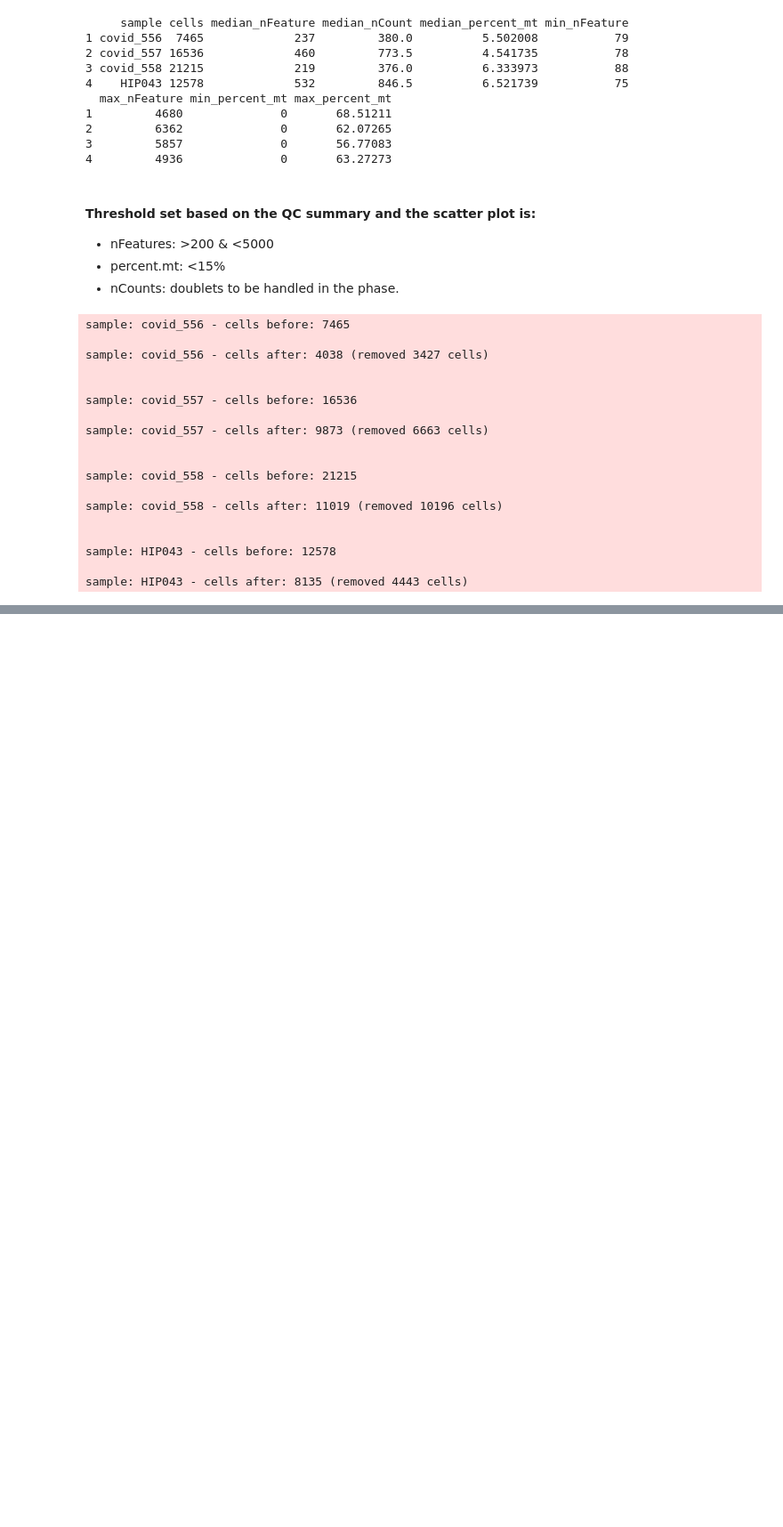
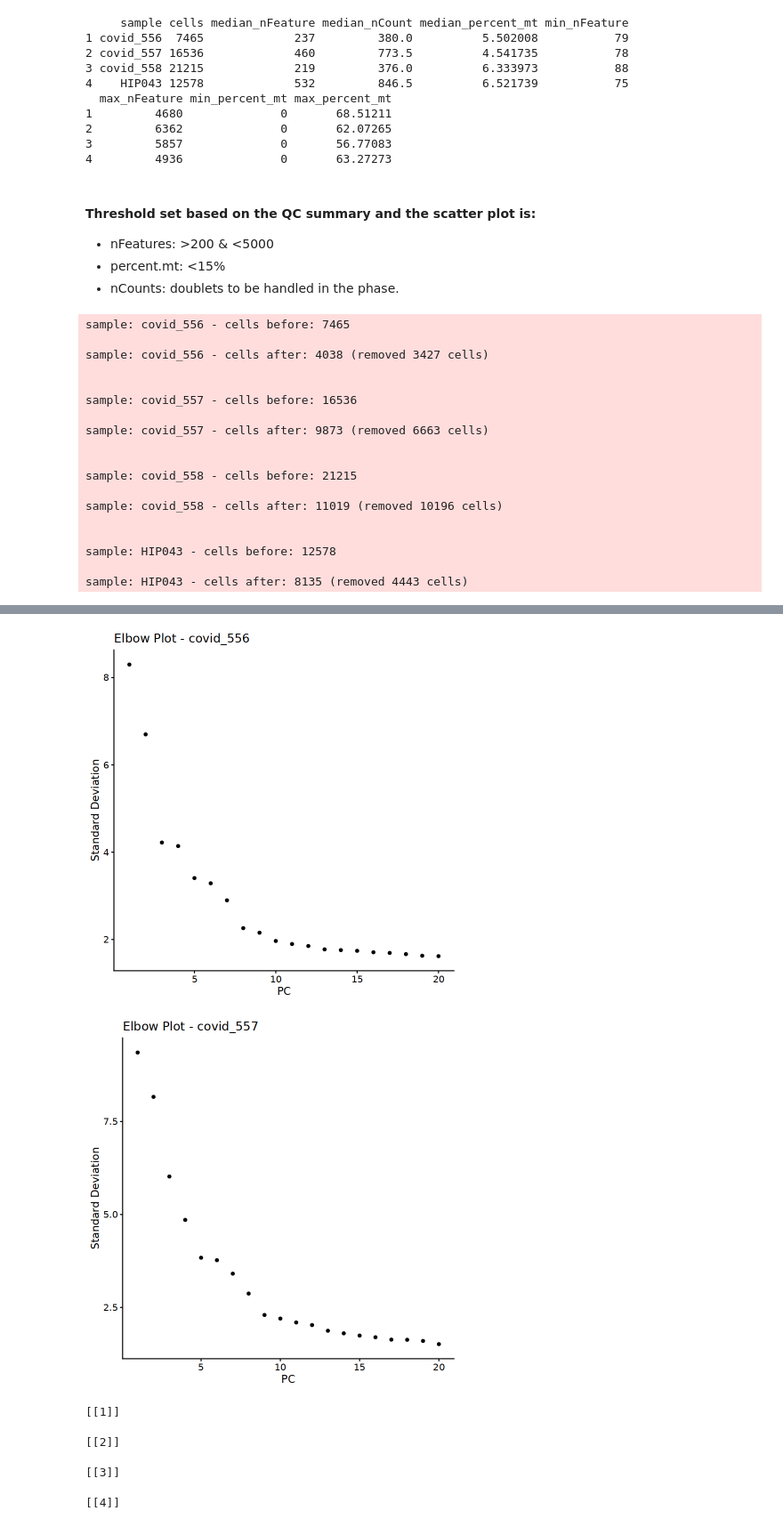
Before and after one commit to Habeebhassan/single-cell-analysis, a Jupyter notebook: notebooks/exploratory_analysis.ipynb, the cells around one changed output, grey strips where cells are left out. Shown at 89% size. Drawn from its saved outputs; the diff is of its cells as text; code cells hidden in the pictures; blank space fills up the shorter version.

```diff
--- a/notebooks/exploratory_analysis.ipynb
+++ b/notebooks/exploratory_analysis.ipynb
@@ -595,0 +670,15 @@ here(results)
+# %%
+lapply(names(sc_data_preprocessed), function(sid) {
+  obj <- sc_data_preprocessed[[sid]]
+  p <- ElbowPlot(obj) + ggtitle(paste("Elbow Plot -", sid))
+})
+# %% [output]
+[figure, added]
+[figure, added]
+[[1]]
+
+[[2]]
+
+[[3]]
+
+[[4]]
```
Also changed, not shown: parts of 21 cells of this notebook, 5 other files.
